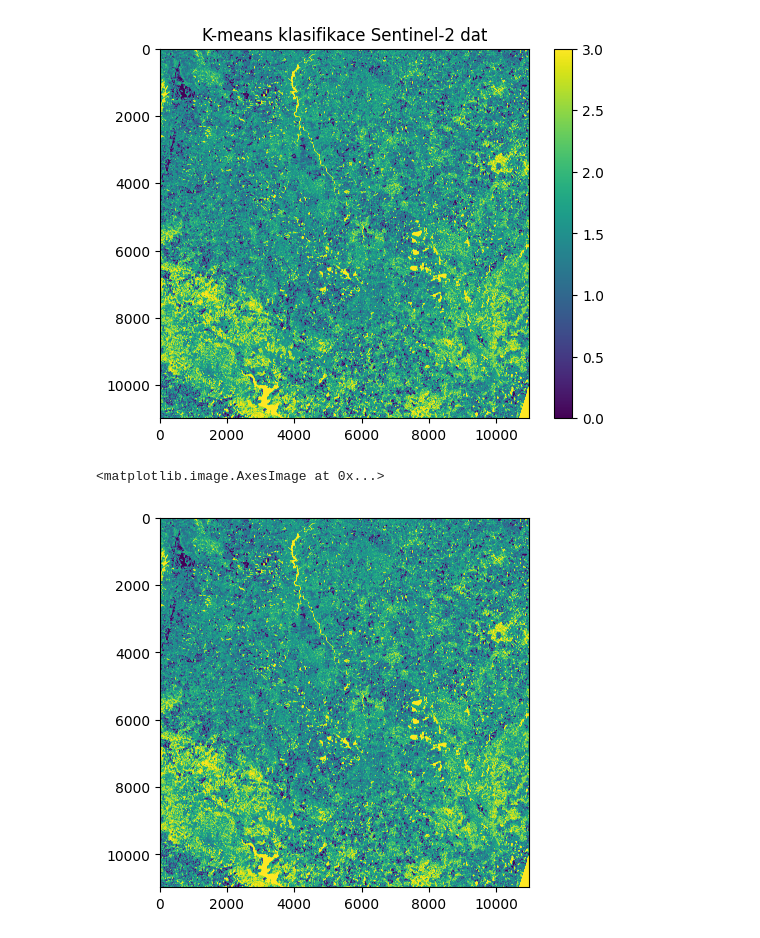
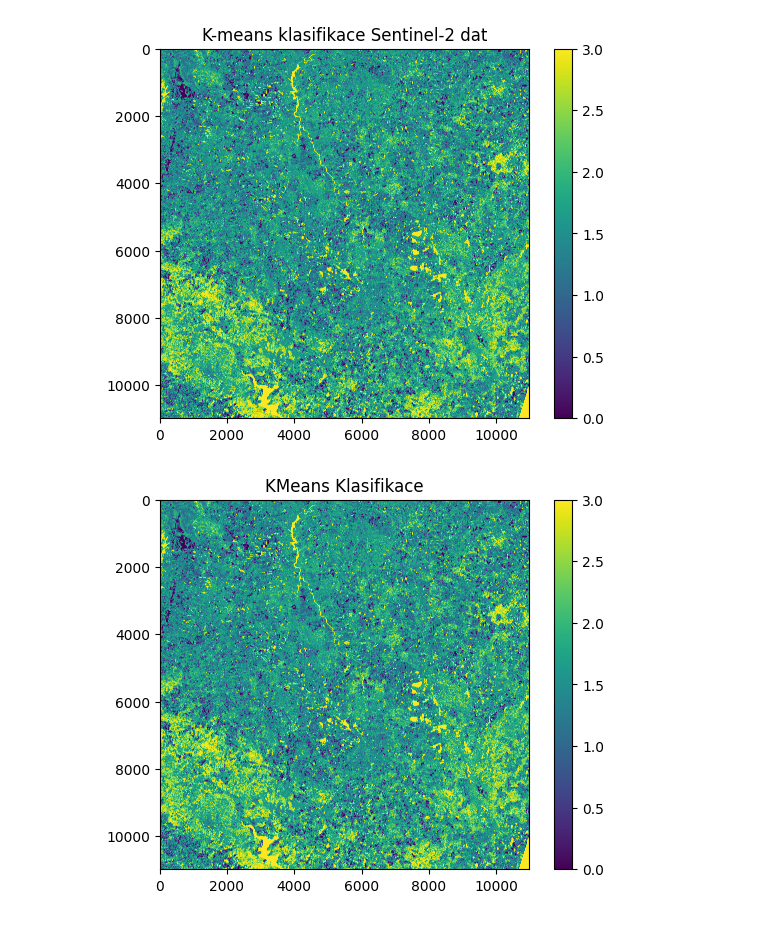
Before and after one commit to klimesm/UZPR_projekt, a Jupyter notebook: Projekt_MK_TČ_terka.ipynb, the cells around one changed output. Cells and saved outputs as stored; diff of their text form; code cells hidden in the pictures.

```diff
--- a/Projekt_MK_TČ_terka.ipynb
+++ b/Projekt_MK_TČ_terka.ipynb
@@ -353,9 +438,16 @@ with rio.open('KMeans_Classif.tif', 'w', **meta) as dst:
 # %%
+# Cesta k již existujícímu klasifikovanému GeoTIFF souboru
 classifTif = 'KMeans_Classif.tif'
+
+# Otevření klasifikovaného souboru pomocí knihovny rasterio
 with rio.open(classifTif) as neco:
-    classified = neco.read(1)
+    # Načtení prvního pásma z klasifikovaného souboru (pásmo s klasifikovanými hodnotami)
+    classified = neco.read(1)  # Čteme první pásmo (které obsahuje klasifikované hodnoty)
 
-plt.imshow(classified)
+# Zobrazení klasifikovaných dat pomocí matplotlib
+plt.imshow(classified)  # Vykreslí klasifikované hodnoty jako obraz
+plt.colorbar()  # Přidá barevnou škálu pro zobrazení hodnot
+plt.title('KMeans Klasifikace')  # Přidá titulek pro obrázek
+plt.show()  # Zobrazí obrázek s klasifikovanými hodnotami
 # %% [output]
-<matplotlib.image.AxesImage at 0x...>
-[figure, old version]
+[figure, new version]
```
Also changed, not shown: parts of 24 cells of this notebook.
